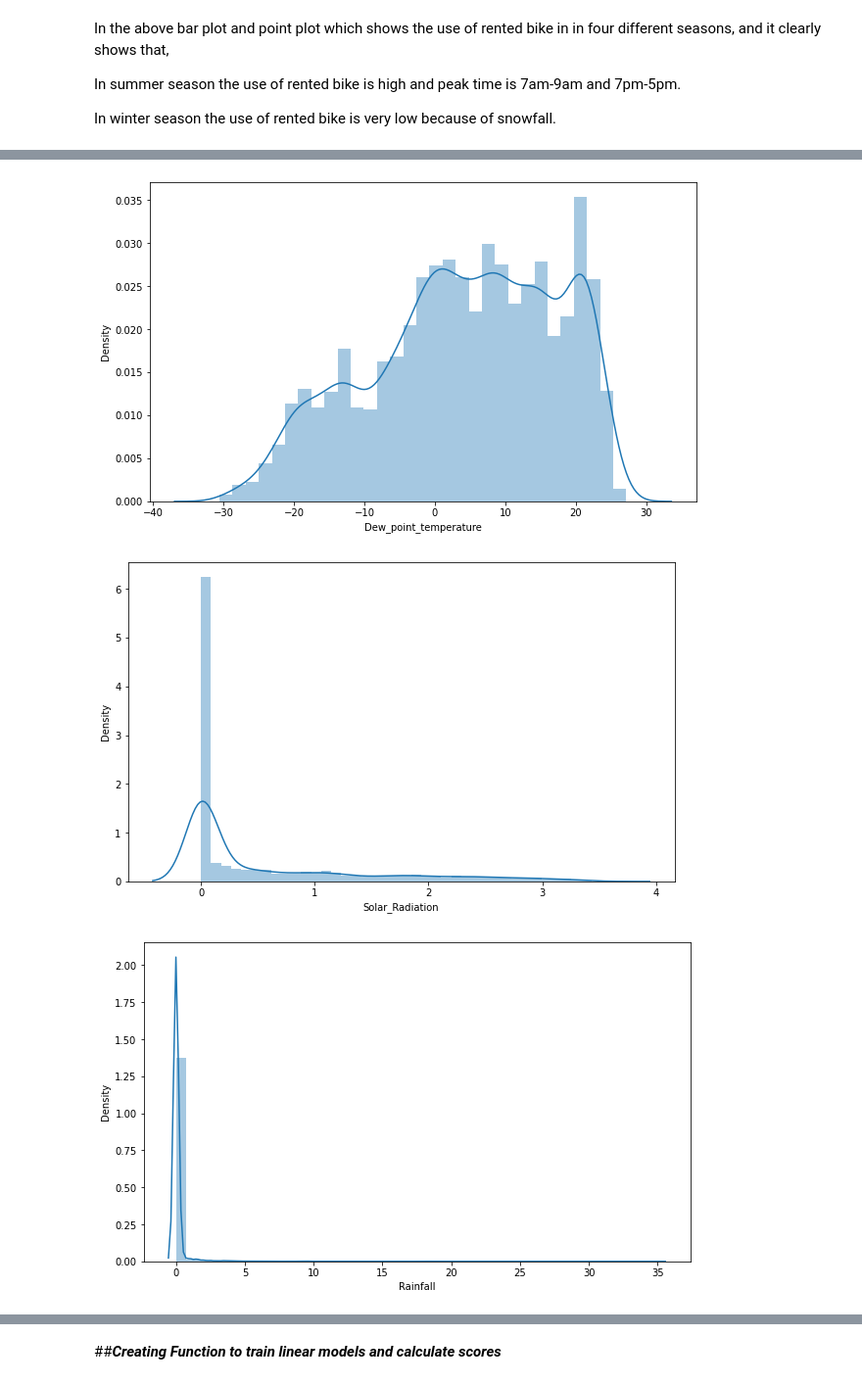
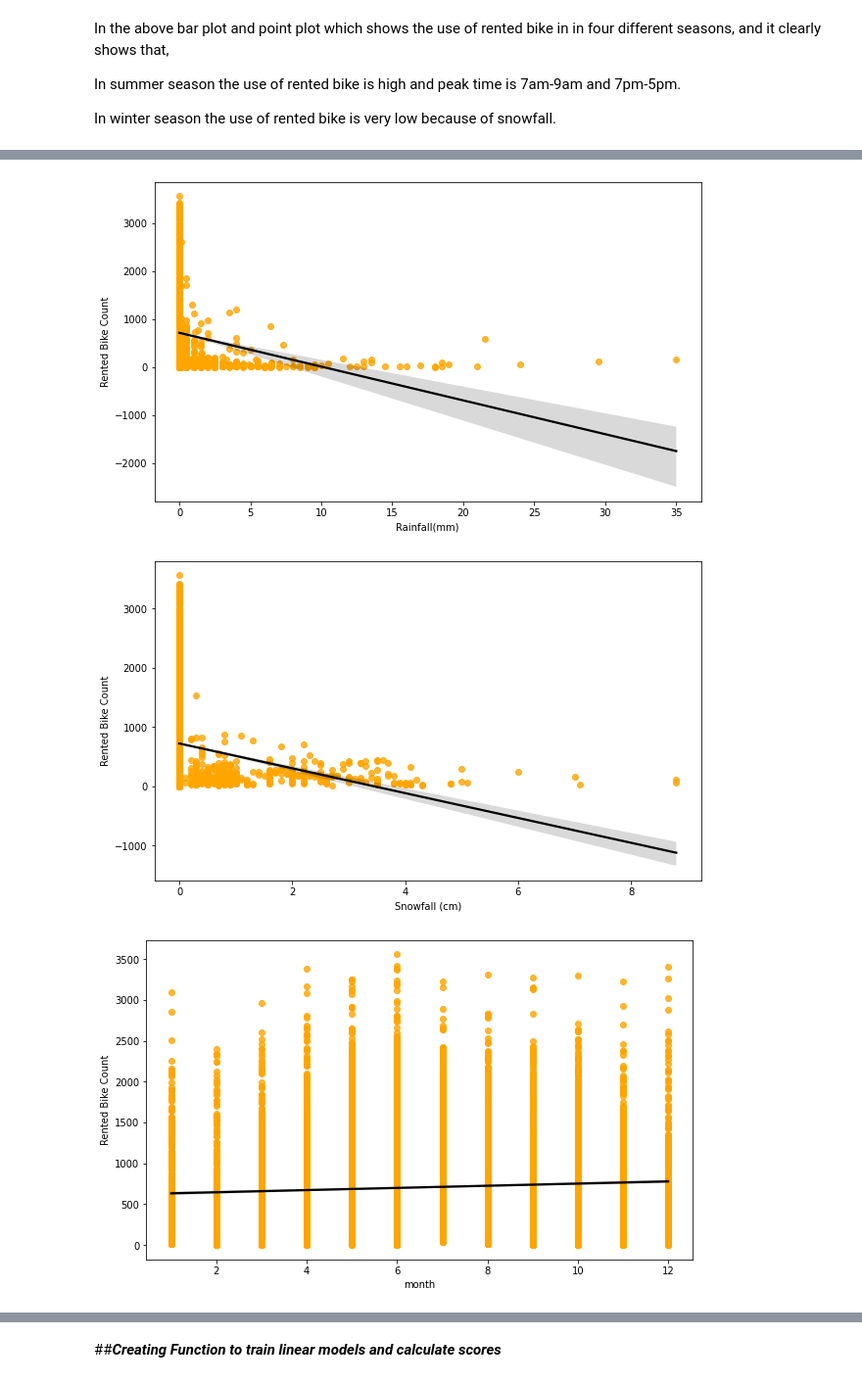
Before and after one commit to SomyaH99/Bike-Sharing-Demand-Prediction-, a Jupyter notebook: bike_sharing_demand_prediction.ipynb, the cells around one changed output, grey strips where cells are left out. Shown at 98% size. Drawn from its saved outputs; the diff is of its cells as text; code cells hidden in the pictures.

```diff
--- a/bike_sharing_demand_prediction.ipynb
+++ b/bike_sharing_demand_prediction.ipynb
@@ -185,7 +202,6 @@ df['Date']= pd.to_datetime(df['Date'])
 # %%
 # extracting day,month, day of week and weekdays/weekend from date column
 
-df['Date']=pd.to_datetime(df['Date'])
 df['month'] = df['Date'].apply(lambda x : x.month)
 df['day_of_week'] = df['Date'].dt.day_name()
 df['weekdays_weekend']=df['day_of_week'].apply(lambda x : 1 if x=='Saturday' or x=='Sunday' else 0 )
@@ -376,3 +448,21 @@ From the above point plot and bar plot we can say that in the week days which re
 Peak Time are 7 am to 9 am and 5 pm to 7 pm*
 
 The orange colur represent the weekend days, and it show that the demand of rented bikes are very low specially in the morning hour but when the evening start from 4 pm to 8 pm the demand slightly increases.*
+# %%
+# Enlarging the pie chart
+plt.rcParams['figure.figsize'] = 8,8
+
+# Indexing labels. tolist() will convert the index to list for easy manipulation
+labels = df['Holiday'].value_counts().index.tolist()
+
+# Convert value counts to list
+sizes = df['Holiday'].value_counts().tolist()
+
+# As the name suggest, explode will determine how much each section is separated from each other
+explode = (0, 0.1)
+
+# Determine colour of pie chart
+colors = ['#4c72b0', 'orange']
+
+plt.pie(sizes, explode=explode, labels=labels, colors=colors, autopct='%1.1f%%',startangle=90, textprops={'fontsize': 14})
+plt.show()
@@ -419,3 +537,10 @@ In the above bar plot and point plot which shows the use of rented bike in in fo
 In summer season the use of rented bike is high and peak time is 7am-9am and 7pm-5pm.
 
 In winter season the use of rented bike is very low because of snowfall.
+# %%
+# Numeric Features
+
+numeric_features= df.select_dtypes(exclude='object')
+
+# Numeric Features info
+numeric_features.info()
@@ -421,0 +581,8 @@ In winter season the use of rented bike is very low because of snowfall.
+# %%
+#plotting histogram
+
+for col in numeric_features[:]:
+  sns.histplot(df[col])
+  plt.axvline(df[col].mean(), color='magenta', linestyle='dashed', linewidth=2)
+  plt.axvline(df[col].median(), color='cyan', linestyle='dashed', linewidth=2)
+  plt.show()
@@ -455,8 +622,6 @@ Index(['Rented_Bike_Count', 'Hour', 'Temperature', 'Humidity', 'Wind_speed',
 # %%
-#printing displots to analyze the distribution of all numerical features
-for col in numerical_features:
-  plt.figure(figsize=(10,6))
-  sns.distplot(x= df[col])
-  plt.xlabel(col)
-plt.show()
+#printing the regression plot for all the numerical features
+for col in numeric_features:
+  fig,ax=plt.subplots(figsize=(10,6))
+  sns.regplot(x=df[col],y=df['Rented Bike Count'],scatter_kws={"color": 'orange'}, line_kws={"color": "black"})
 # %% [output]
@@ -469,3 +634,3 @@ plt.show()
-[figure, old version]
+[figure, new version]
-[figure, old version]
+[figure, new version]
-[figure, old version]
+[figure, new version]
```
Also changed, not shown: parts of 110 cells of this notebook.
